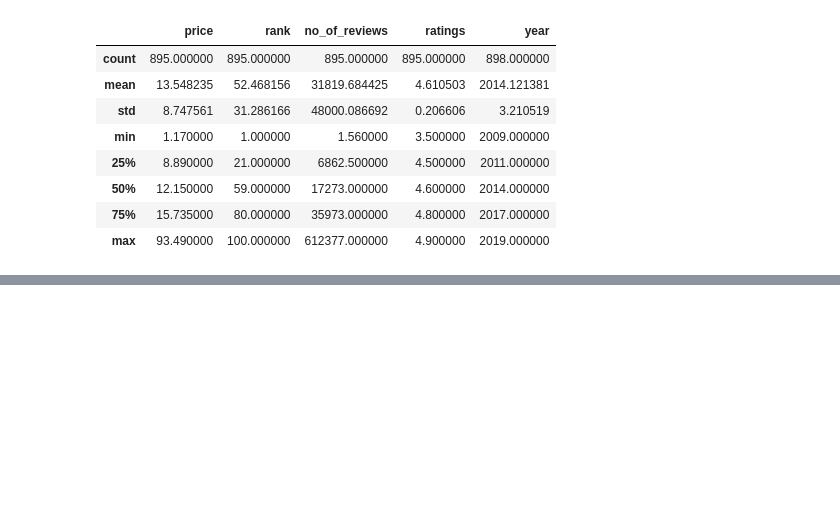
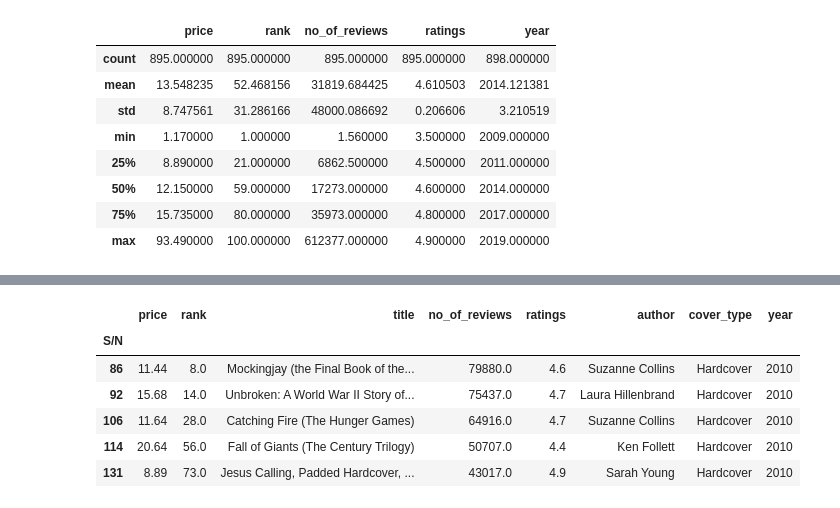
Before and after one commit to Gbekoilias/Stage-E-Exercise, a Jupyter notebook: Uncovering_Insights_Amazon.ipynb, the cells around one changed output, grey strips where cells are left out. Saved outputs shown, nothing was run; the diff lists cells and outputs as text; code cells hidden in the pictures; blank space fills up the shorter version.

```diff
--- a/Uncovering_Insights_Amazon.ipynb
+++ b/Uncovering_Insights_Amazon.ipynb
@@ -97,0 +201,11 @@ df.describe()
+# %%
+df_sorted = dfs_by_year[2010].sort_values('no_of_reviews', ascending=False)
+df_sorted.head()
+# %% [output]
+|  | price | rank | title | no_of_reviews | ratings | author | cover_type | year |
+| S/N |  |  |  |  |  |  |  |  |
+| 86 | 11.44 | 8.0 | Mockingjay (the Final Book of the... | 79880.0 | 4.6 | Suzanne Collins | Hardcover | 2010 |
+| 92 | 15.68 | 14.0 | Unbroken: A World War II Story of... | 75437.0 | 4.7 | Laura Hillenbrand | Hardcover | 2010 |
+| 106 | 11.64 | 28.0 | Catching Fire (The Hunger Games) | 64916.0 | 4.7 | Suzanne Collins | Hardcover | 2010 |
+| 114 | 20.64 | 56.0 | Fall of Giants (The Century Trilogy) | 50707.0 | 4.4 | Ken Follett | Hardcover | 2010 |
+| 131 | 8.89 | 73.0 | Jesus Calling, Padded Hardcover, ... | 43017.0 | 4.9 | Sarah Young | Hardcover | 2010 |
```
Also changed, not shown: parts of 31 cells of this notebook.
